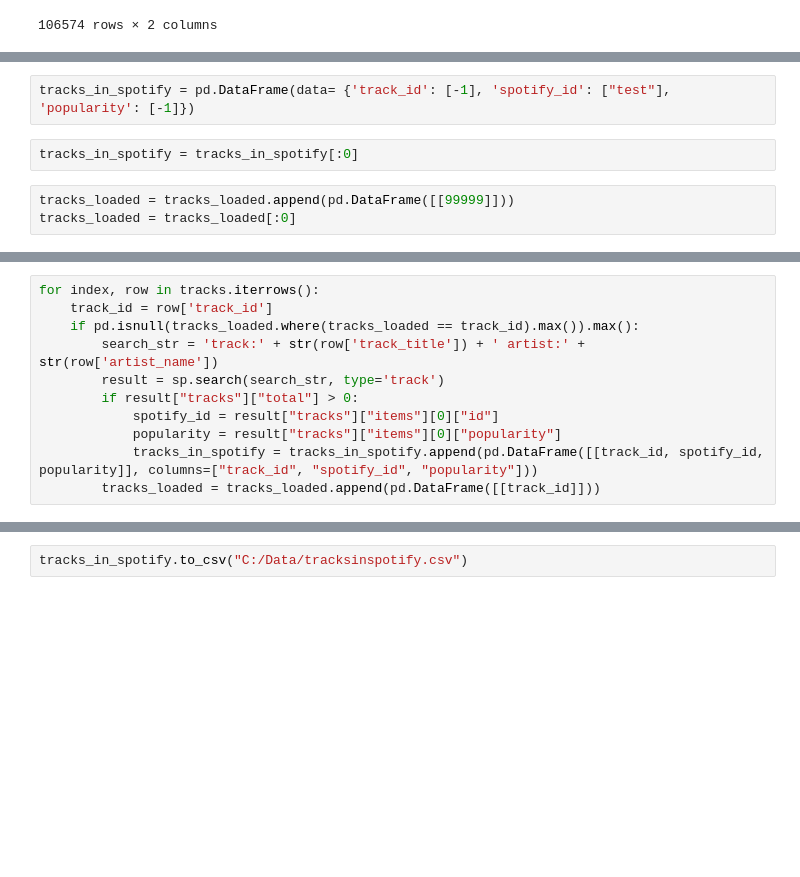
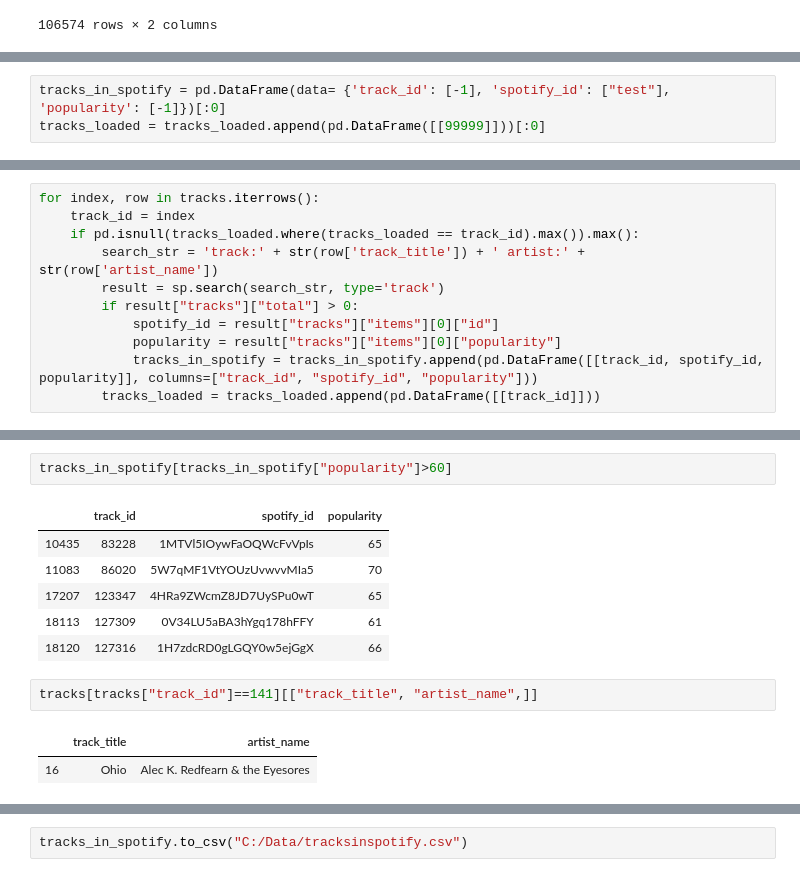
Before and after one commit to MarcelWepper/Spotify-DataMining-Project, a Jupyter notebook: Spotify Popularity.ipynb, the cells around one changed output, grey strips where cells are left out. Drawn from its saved outputs; the diff is of its cells as text; blank space fills up the shorter version.

```diff
--- a/Spotify Popularity.ipynb
+++ b/Spotify Popularity.ipynb
@@ -59,7 +75,3 @@ pprint.pprint(result)
 # %%
-tracks_in_spotify = pd.DataFrame(data= {'track_id': [-1], 'spotify_id': ["test"], 'popularity': [-1]})
+tracks_in_spotify = pd.DataFrame(data= {'track_id': [-1], 'spotify_id': ["test"], 'popularity': [-1]})[:0]
+tracks_loaded = tracks_loaded.append(pd.DataFrame([[99999]]))[:0]
-# %%
-tracks_in_spotify = tracks_in_spotify[:0]
-# %%
-tracks_loaded = tracks_loaded.append(pd.DataFrame([[99999]]))
-tracks_loaded = tracks_loaded[:0]
@@ -66,6 +81,6 @@ tracks_loaded = tracks_loaded[:0]
 # %%
 for index, row in tracks.iterrows():
-    track_id = row['track_id']
+    track_id = index
     if pd.isnull(tracks_loaded.where(tracks_loaded == track_id).max()).max():
         search_str = 'track:' + str(row['track_title']) + ' artist:' + str(row['artist_name'])
         result = sp.search(search_str, type='track')
@@ -88,0 +122,14 @@ Name: popularity, dtype: float64
+# %%
+tracks_in_spotify[tracks_in_spotify["popularity"]>60]
+# %% [output]
+|  | track_id | spotify_id | popularity |
+| 10435 | 83228 | 1MTVl5IOywFaOQWcFvVpIs | 65 |
+| 11083 | 86020 | 5W7qMF1VtYOUzUvwvvMIa5 | 70 |
+| 17207 | 123347 | 4HRa9ZWcmZ8JD7UySPu0wT | 65 |
+| 18113 | 127309 | 0V34LU5aBA3hYgq178hFFY | 61 |
+| 18120 | 127316 | 1H7zdcRD0gLGQY0w5ejGgX | 66 |
+# %%
+tracks[tracks["track_id"]==141][["track_title", "artist_name",]]
+# %% [output]
+|  | track_title | artist_name |
+| 16 | Ohio | Alec K. Redfearn & the Eyesores |
```
Also changed, not shown: parts of 15 cells of this notebook, 2 other files.
